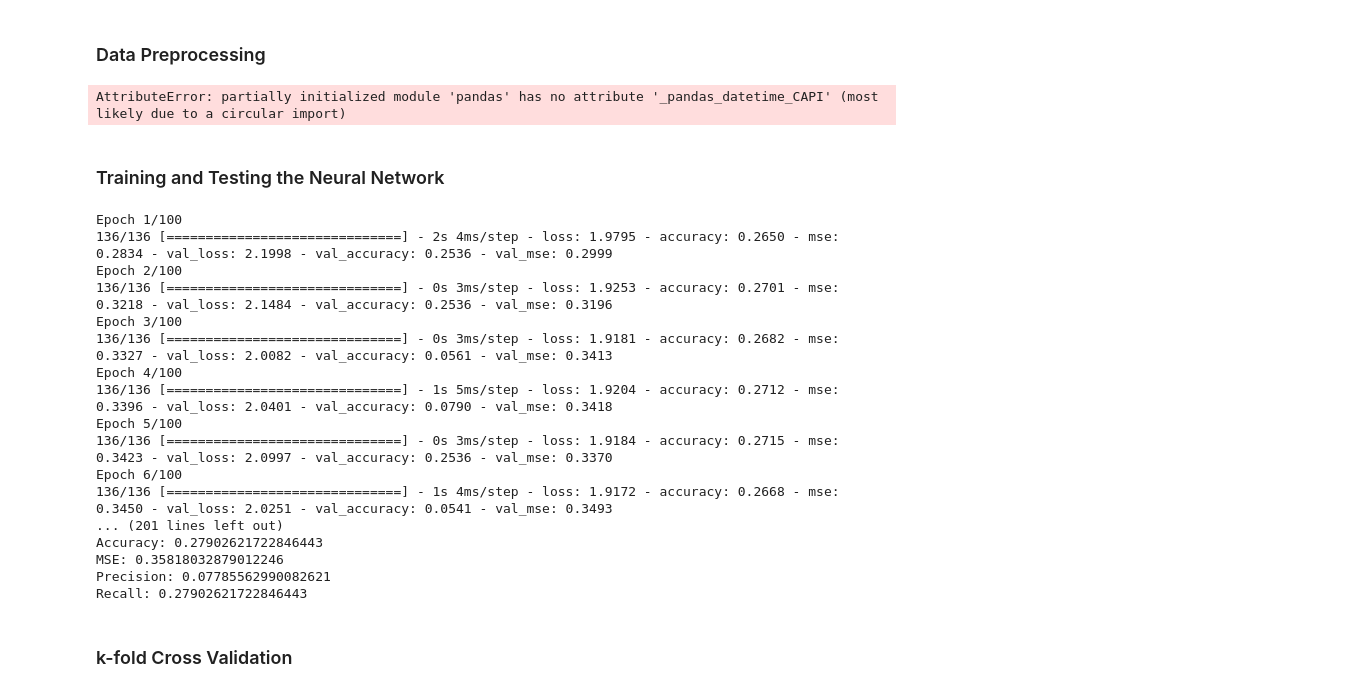
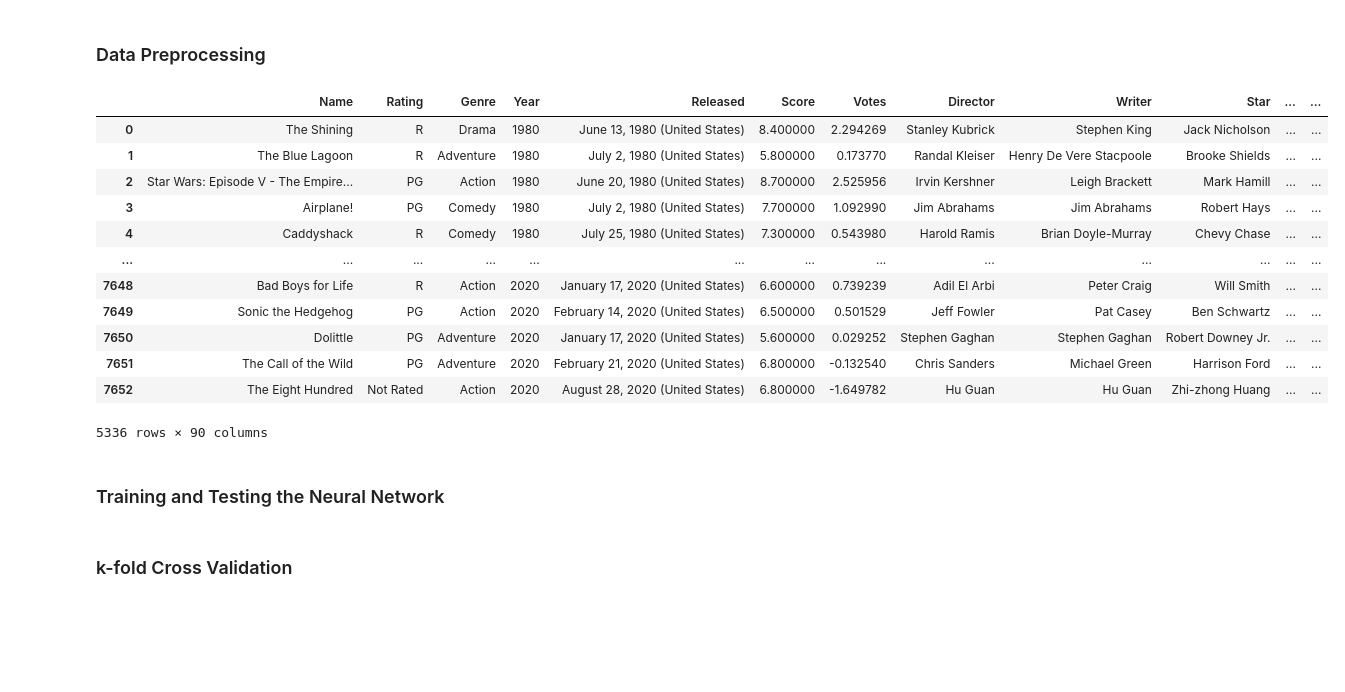
Before and after one commit to rpaquia/Machine-Learning-Project, a Jupyter notebook: training_model.ipynb, the cells around one changed output. Cells and saved outputs as stored; diff of their text form; code cells hidden in the pictures; blank space fills up the shorter version.

```diff
--- a/training_model.ipynb
+++ b/training_model.ipynb
@@ -689,28 +499,54 @@ This is our graph representing the Bivariate analysis of 'Vote' vs 'Score'
 # %%
 import pandas as pd
 from sklearn.preprocessing import MinMaxScaler, OneHotEncoder
 from sklearn.model_selection import train_test_split
 
-# Separate features and the target variable
-# Assuming 'genre' as the target variable for this exercise
-X_movies = df.drop('Genre', axis=1)
-y_movies = df['Genre']
+# # Separate features and the target variable
+# # Assuming 'genre' as the target variable for this exercise
+# X_movies = df.drop('Genre', axis=1)
+# y_movies = df['Genre']
 
-# Dropping non-numeric columns to simplify the input features for neural network training
-X_movies_numeric = X_movies.select_dtypes(include=['float64', 'int64'])
+# # Dropping non-numeric columns to simplify the input features for neural network training
+# X_movies_numeric = X_movies.select_dtypes(include=['float64', 'int64'])
+
+# # Apply one-hot encoding to the target variable (genre)
+# encoder_movies = OneHotEncoder()
+# y_movies_encoded = encoder_movies.fit_transform(y_movies.values.reshape(-1, 1)).toarray()
+
+# # Apply min-max normalization to the features
+# scaler_movies = MinMaxScaler()
+# X_movies_scaled = scaler_movies.fit_transform(X_movies_numeric)
+
+# # Now, X_movies_scaled and y_movies_encoded are ready for the neural network training process
+# df
+
+# Selecting the required columns for features and target variable
+X_movies = df[['Budget', 'Gross Revenue']]  # Features: budget and gross revenue
+y_movies = df['Genre']  # Target variable: genre
 
 # Apply one-hot encoding to the target variable (genre)
 encoder_movies = OneHotEncoder()
 y_movies_encoded = encoder_movies.fit_transform(y_movies.values.reshape(-1, 1)).toarray()
 
-# Apply min-max normalization to the features
+# Apply min-max normalization to the 'budget' and 'gross' features
 scaler_movies = MinMaxScaler()
-X_movies_scaled = scaler_movies.fit_transform(X_movies_numeric)
+X_movies_scaled = scaler_movies.fit_transform(X_movies)
 
-# Now, X_movies_scaled and y_movies_encoded are ready for the neural network training process
 df
 # %% [output]
+|  | Name | Rating | Genre | Year | Released | Score | Votes | Director | Writer | Star | ... | ... |
+| 0 | The Shining | R | Drama | 1980 | June 13, 1980 (United States) | 8.400000 | 2.294269 | Stanley Kubrick | Stephen King | Jack Nicholson | ... | ... |
+| 1 | The Blue Lagoon | R | Adventure | 1980 | July 2, 1980 (United States) | 5.800000 | 0.173770 | Randal Kleiser | Henry De Vere Stacpoole | Brooke Shields | ... | ... |
+| 2 | Star Wars: Episode V - The Empire... | PG | Action | 1980 | June 20, 1980 (United States) | 8.700000 | 2.525956 | Irvin Kershner | Leigh Brackett | Mark Hamill | ... | ... |
+| 3 | Airplane! | PG | Comedy | 1980 | July 2, 1980 (United States) | 7.700000 | 1.092990 | Jim Abrahams | Jim Abrahams | Robert Hays | ... | ... |
+| 4 | Caddyshack | R | Comedy | 1980 | July 25, 1980 (United States) | 7.300000 | 0.543980 | Harold Ramis | Brian Doyle-Murray | Chevy Chase | ... | ... |
+| ... | ... | ... | ... | ... | ... | ... | ... | ... | ... | ... | ... | ... |
+| 7648 | Bad Boys for Life | R | Action | 2020 | January 17, 2020 (United States) | 6.600000 | 0.739239 | Adil El Arbi | Peter Craig | Will Smith | ... | ... |
+| 7649 | Sonic the Hedgehog | PG | Action | 2020 | February 14, 2020 (United States) | 6.500000 | 0.501529 | Jeff Fowler | Pat Casey | Ben Schwartz | ... | ... |
+| 7650 | Dolittle | PG | Adventure | 2020 | January 17, 2020 (United States) | 5.600000 | 0.029252 | Stephen Gaghan | Stephen Gaghan | Robert Downey Jr. | ... | ... |
+| 7651 | The Call of the Wild | PG | Adventure | 2020 | February 21, 2020 (United States) | 6.800000 | -0.132540 | Chris Sanders | Michael Green | Harrison Ford | ... | ... |
+| 7652 | The Eight Hundred | Not Rated | Action | 2020 | August 28, 2020 (United States) | 6.800000 | -1.649782 | Hu Guan | Hu Guan | Zhi-zhong Huang | ... | ... |
-AttributeError: partially initialized module 'pandas' has no attribute '_pandas_datetime_CAPI' (most likely due to a circular import)
+5336 rows × 90 columns
 # %% [markdown]
 ### Training and Testing the Neural Network
 # %%
@@ -751,24 +587,6 @@ print("Accuracy:", acc)
 print("MSE:", mse)
 print("Precision:", precision)
 print("Recall:", recall)
-# %% [output]
-Epoch 1/100
-136/136 [==============================] - 2s 4ms/step - loss: 1.9795 - accuracy: 0.2650 - mse: 0.2834 - val_loss: 2.1998 - val_accuracy: 0.2536 - val_mse: 0.2999
-Epoch 2/100
-136/136 [==============================] - 0s 3ms/step - loss: 1.9253 - accuracy: 0.2701 - mse: 0.3218 - val_loss: 2.1484 - val_accuracy: 0.2536 - val_mse: 0.3196
-Epoch 3/100
-136/136 [==============================] - 0s 3ms/step - loss: 1.9181 - accuracy: 0.2682 - mse: 0.3327 - val_loss: 2.0082 - val_accuracy: 0.0561 - val_mse: 0.3413
-Epoch 4/100
-136/136 [==============================] - 1s 5ms/step - loss: 1.9204 - accuracy: 0.2712 - mse: 0.3396 - val_loss: 2.0401 - val_accuracy: 0.0790 - val_mse: 0.3418
-Epoch 5/100
-136/136 [==============================] - 0s 3ms/step - loss: 1.9184 - accuracy: 0.2715 - mse: 0.3423 - val_loss: 2.0997 - val_accuracy: 0.2536 - val_mse: 0.3370
-Epoch 6/100
-136/136 [==============================] - 1s 4ms/step - loss: 1.9172 - accuracy: 0.2668 - mse: 0.3450 - val_loss: 2.0251 - val_accuracy: 0.0541 - val_mse: 0.3493
-... (201 lines left out)
-Accuracy: 0.27902621722846443
-MSE: 0.35818032879012246
-Precision: 0.07785562990082621
-Recall: 0.27902621722846443
 # %% [markdown]
 ### k-fold Cross Validation
 # %%
```
Also changed, not shown: parts of 36 cells of this notebook.
